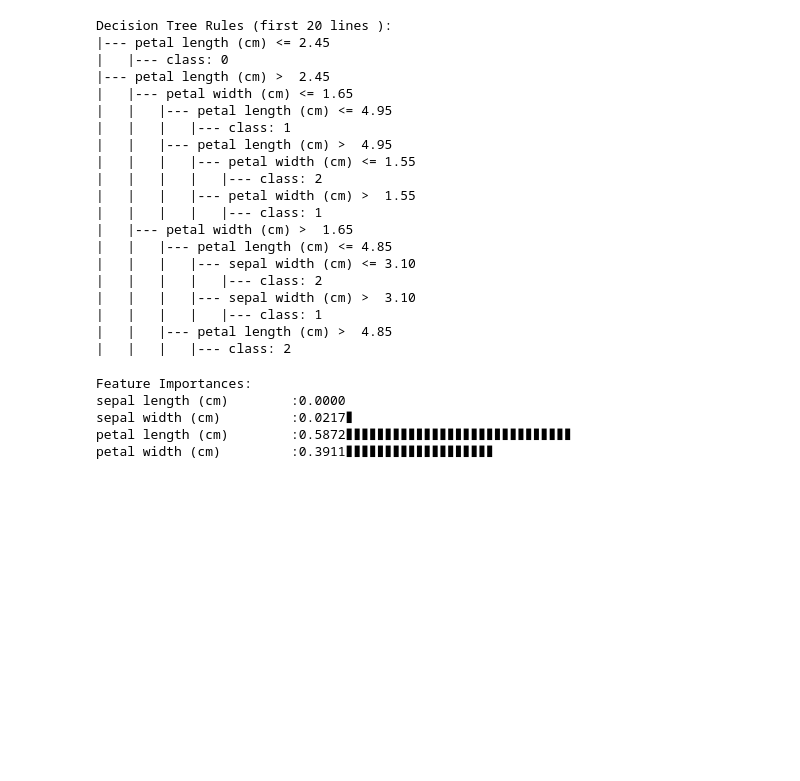
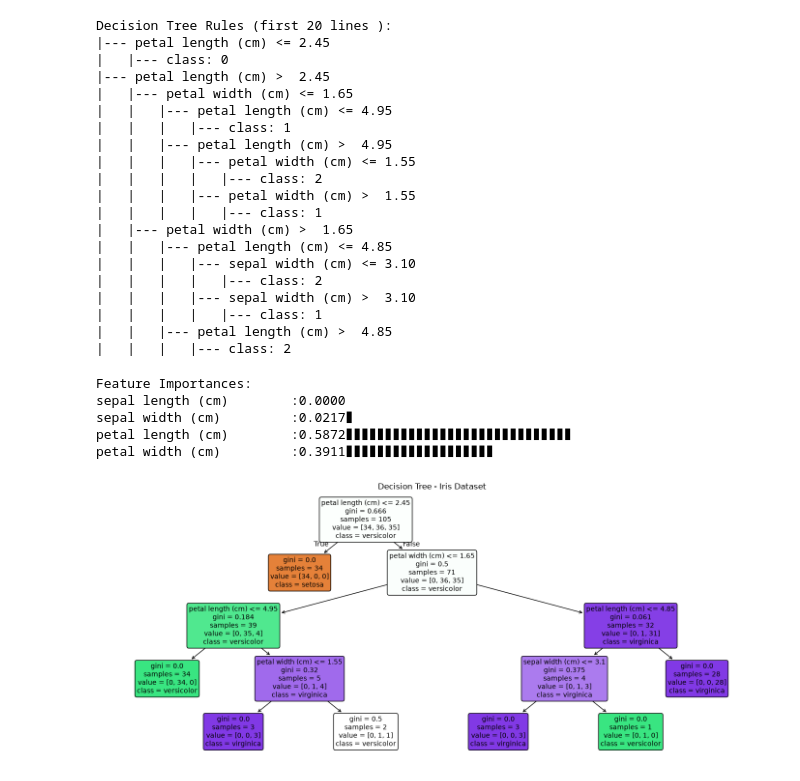
Before and after one commit to fwz-blk/prime-ai-ml, a Jupyter notebook: randoms/newml.ipynb, the cells around one changed output. Cells and saved outputs as stored; diff of their text form; code cells hidden in the pictures; blank space fills up the shorter version.

```diff
--- a/randoms/newml.ipynb
+++ b/randoms/newml.ipynb
@@ -85,7 +85,10 @@ petal width (cm)         :0.3911❚❚❚❚❚❚❚❚❚❚❚❚❚❚❚❚
 # %%
 plt.figure(figsize=(14,6))
 
 tree.plot_tree(dt_model,feature_names=feature_names,class_names=class_names,filled=True,rounded=True)
 plt.title("Decision Tree - Iris Dataset")
 plt.tight_layout()
-plt.
+plt.savefig("decision_tree.png",dpi=100)
+plt.show()
+# %% [output]
+[figure, added]
```
Also changed, not shown: 2 other files.
